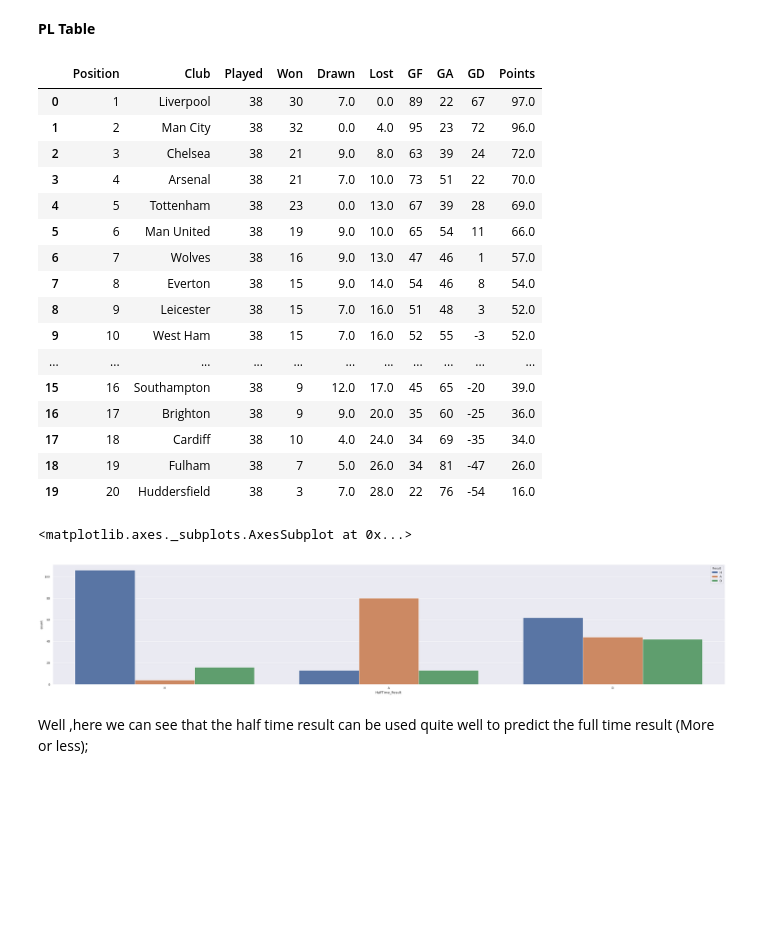
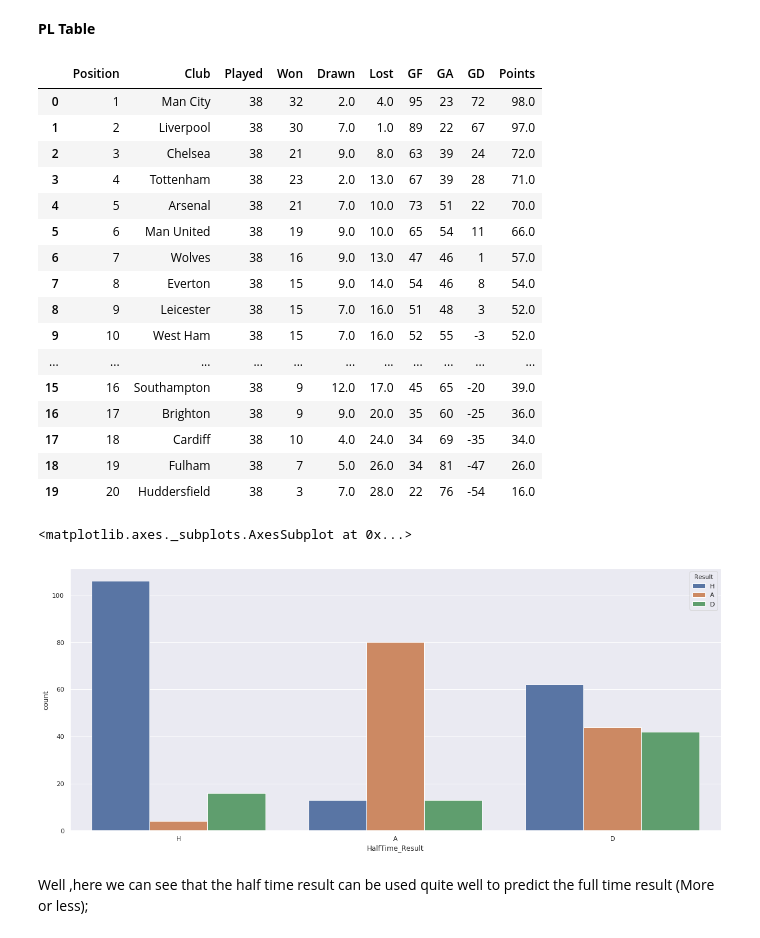
Before and after one commit to chandravaran/Machine-Learning-SMP-2019, a Jupyter notebook: Assignment 1/Adithya_Jayan/Assignment1.ipynb, the cells around one changed output. Saved outputs shown, nothing was run; the diff lists cells and outputs as text; code cells hidden in the pictures; blank space fills up the shorter version.

Commit message:
PL Table Fixed

```diff
--- a/Assignment 1/Adithya_Jayan/Assignment1.ipynb
+++ b/Assignment 1/Adithya_Jayan/Assignment1.ipynb
@@ -133,9 +133,9 @@ col_names = ['Position','Club','Played','Won','Drawn','Lost','GF','GA','GD','Poi
 dfNew=pd.DataFrame(columns=col_names)
 dfNew['Club']=pd.Series(pd.unique(df.sort_values(by=['HomeTeam','AwayTeam'],ascending=[True,True])[['HomeTeam','AwayTeam']].values.ravel('K')))
 dfNew['Played']=(df['HomeTeam'].value_counts()+df['AwayTeam'].value_counts()).values
-dfNew['Won']=(df[df['Result']=='H']['HomeTeam'].value_counts().sort_index().values+df[df['Result']=='A']['AwayTeam'].value_counts().sort_index().values)
-dfNew['Drawn']=(df[df['Result']=='D']['HomeTeam'].value_counts().sort_index()+df[df['Result']=='D']['AwayTeam'].value_counts().sort_index()).values
-dfNew['Lost']=(df[df['Result']=='A']['HomeTeam'].value_counts().sort_index()+df[df['Result']=='H']['AwayTeam'].value_counts().sort_index()).values
+dfNew['Won']=df[df['Result']=='H']['HomeTeam'].value_counts().sort_index().add(df[df['Result']=='A']['AwayTeam'].value_counts().sort_index(),fill_value=0).values
+dfNew['Drawn']=df[df['Result']=='D']['HomeTeam'].value_counts().sort_index().add(df[df['Result']=='D']['AwayTeam'].value_counts().sort_index(),fill_value=0).values
+dfNew['Lost']=df[df['Result']=='A']['HomeTeam'].value_counts().sort_index().add(df[df['Result']=='H']['AwayTeam'].value_counts().sort_index(),fill_value=0).values
 dfNew['GF']=(df.groupby("HomeTeam")['Home'].sum()+df.groupby("AwayTeam")['Away'].sum()).values
 dfNew['GA']=(df.groupby("HomeTeam")['Away'].sum()+df.groupby("AwayTeam")['Home'].sum()).values
 dfNew['GD']=dfNew['GF']-dfNew['GA']
@@ -147,11 +147,11 @@ dfNew['Position']=dfNew.index+1
 dfNew
 # %% [output]
 |  | Position | Club | Played | Won | Drawn | Lost | GF | GA | GD | Points |
-| 0 | 1 | Liverpool | 38 | 30 | 7.0 | 0.0 | 89 | 22 | 67 | 97.0 |
-| 1 | 2 | Man City | 38 | 32 | 0.0 | 4.0 | 95 | 23 | 72 | 96.0 |
+| 0 | 1 | Man City | 38 | 32 | 2.0 | 4.0 | 95 | 23 | 72 | 98.0 |
+| 1 | 2 | Liverpool | 38 | 30 | 7.0 | 1.0 | 89 | 22 | 67 | 97.0 |
 | 2 | 3 | Chelsea | 38 | 21 | 9.0 | 8.0 | 63 | 39 | 24 | 72.0 |
-| 3 | 4 | Arsenal | 38 | 21 | 7.0 | 10.0 | 73 | 51 | 22 | 70.0 |
-| 4 | 5 | Tottenham | 38 | 23 | 0.0 | 13.0 | 67 | 39 | 28 | 69.0 |
+| 3 | 4 | Tottenham | 38 | 23 | 2.0 | 13.0 | 67 | 39 | 28 | 71.0 |
+| 4 | 5 | Arsenal | 38 | 21 | 7.0 | 10.0 | 73 | 51 | 22 | 70.0 |
 | 5 | 6 | Man United | 38 | 19 | 9.0 | 10.0 | 65 | 54 | 11 | 66.0 |
 | 6 | 7 | Wolves | 38 | 16 | 9.0 | 13.0 | 47 | 46 | 1 | 57.0 |
 | 7 | 8 | Everton | 38 | 15 | 9.0 | 14.0 | 54 | 46 | 8 | 54.0 |
@@ -165,10 +165,10 @@ dfNew
 | 19 | 20 | Huddersfield | 38 | 3 | 7.0 | 28.0 | 22 | 76 | -54 | 16.0 |
 # %%
 import seaborn as sns
-sns.set(rc={'figure.figsize':(45,8.27)})
+sns.set(rc={'figure.figsize':(20,8.27)})
 sns.countplot(x='HalfTime_Result',hue='Result',data=df)
 # %% [output]
 <matplotlib.axes._subplots.AxesSubplot at 0x...>
-[figure, old version]
+[figure, new version]
 # %% [markdown]
 Well ,here we can see that the half time result can be used quite well to predict the full time result (More or less);
```
